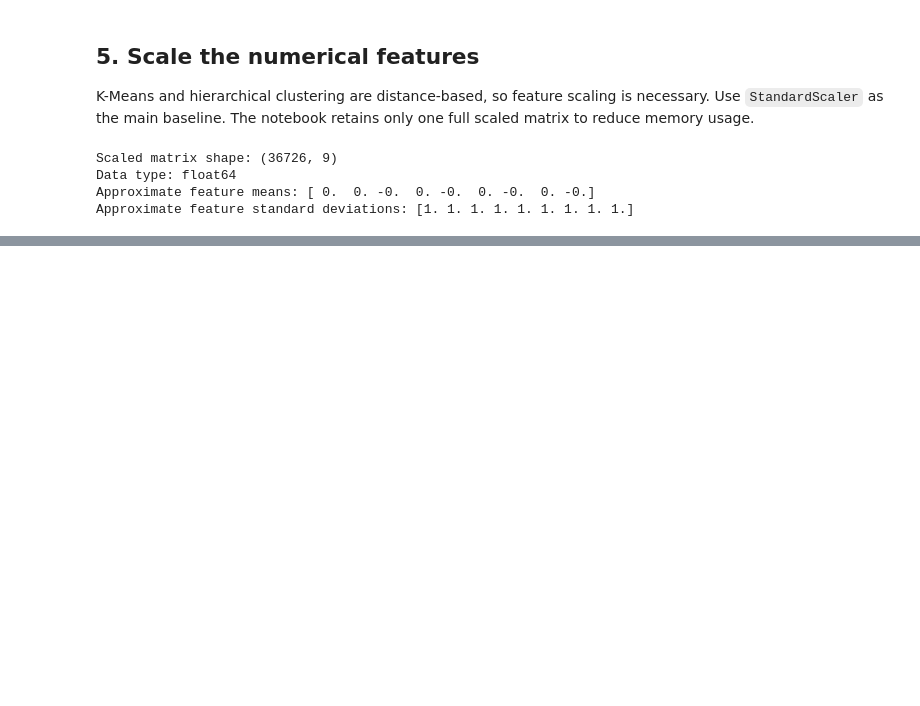
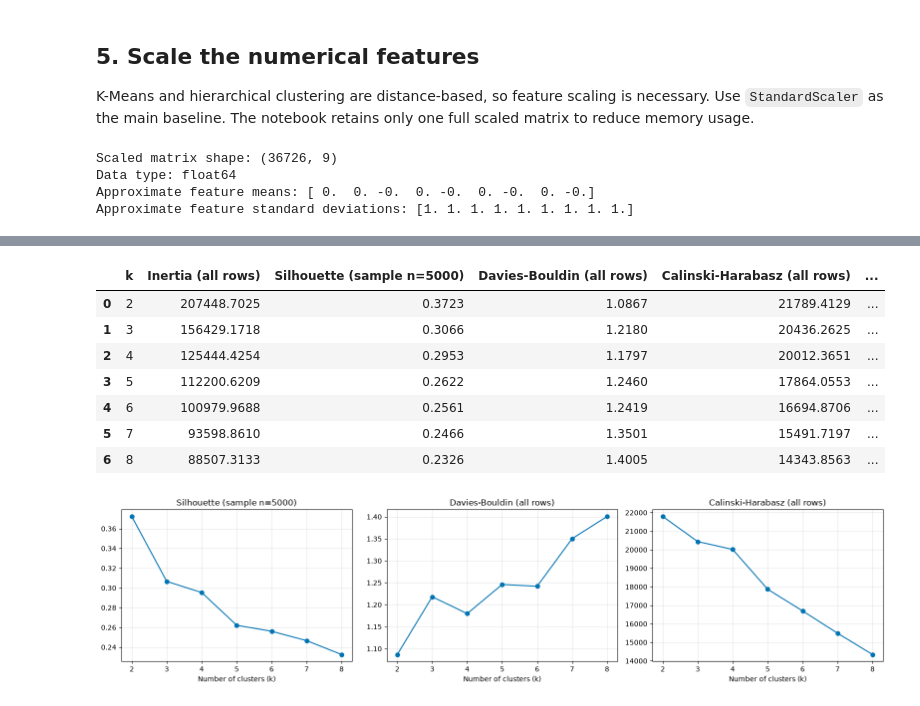
Before and after one commit to hemnath-28/ML-Evaulation-, a Jupyter notebook: notebooks/clustering.ipynb, the cells around one changed output, grey strips where cells are left out. Drawn from its saved outputs; the diff is of its cells as text; code cells hidden in the pictures; blank space fills up the shorter version.

```diff
--- a/notebooks/clustering.ipynb
+++ b/notebooks/clustering.ipynb
@@ -228,0 +257,45 @@ Approximate feature standard deviations: [1. 1. 1. 1. 1. 1. 1. 1. 1.]
+# %%
+# Fixed subset used only to estimate Silhouette for candidate K values.
+SILHOUETTE_SAMPLE_SIZE = min(5000, len(X_scaled))
+eval_rng = np.random.RandomState(RANDOM_STATE)
+eval_positions = np.sort(eval_rng.choice(len(X_scaled), size=SILHOUETTE_SAMPLE_SIZE, replace=False))
+
+k_rows = []
+for k in k_values:
+    model = KMeans(n_clusters=k, random_state=RANDOM_STATE, n_init=10)
+    labels = model.fit_predict(X_scaled)  # fit on all cleaned rows
+    subset_labels = labels[eval_positions]
+    subset_X = X_scaled[eval_positions]
+    sizes = np.bincount(labels, minlength=k)
+    k_rows.append({
+        "k": k,
+        "Inertia (all rows)": model.inertia_,
+        f"Silhouette (sample n={SILHOUETTE_SAMPLE_SIZE})": silhouette_score(subset_X, subset_labels),
+        "Davies-Bouldin (all rows)": davies_bouldin_score(X_scaled, labels),
+        "Calinski-Harabasz (all rows)": calinski_harabasz_score(X_scaled, labels),
+        "Smallest cluster (all rows)": int(sizes.min()),
+        "Largest cluster (all rows)": int(sizes.max()),
+    })
+k_table = pd.DataFrame(k_rows)
+display(k_table.round(4))
+
+sil_col = f"Silhouette (sample n={SILHOUETTE_SAMPLE_SIZE})"
+fig, axes = plt.subplots(1, 3, figsize=(16, 4))
+for ax, col in zip(axes, [sil_col, "Davies-Bouldin (all rows)", "Calinski-Harabasz (all rows)"]):
+    ax.plot(k_table["k"], k_table[col], marker="o")
+    ax.set_title(col)
+    ax.set_xlabel("Number of clusters (k)")
+    ax.set_xticks(list(k_values))
+    ax.grid(alpha=0.3)
+plt.tight_layout()
+plt.show()
+# %% [output]
+|  | k | Inertia (all rows) | Silhouette (sample n=5000) | Davies-Bouldin (all rows) | Calinski-Harabasz (all rows) | ... |
+| 0 | 2 | 207448.7025 | 0.3723 | 1.0867 | 21789.4129 | ... |
+| 1 | 3 | 156429.1718 | 0.3066 | 1.2180 | 20436.2625 | ... |
+| 2 | 4 | 125444.4254 | 0.2953 | 1.1797 | 20012.3651 | ... |
+| 3 | 5 | 112200.6209 | 0.2622 | 1.2460 | 17864.0553 | ... |
+| 4 | 6 | 100979.9688 | 0.2561 | 1.2419 | 16694.8706 | ... |
+| 5 | 7 | 93598.8610 | 0.2466 | 1.3501 | 15491.7197 | ... |
+| 6 | 8 | 88507.3133 | 0.2326 | 1.4005 | 14343.8563 | ... |
+[figure, added]
```
Also changed, not shown: parts of 5 cells of this notebook.
